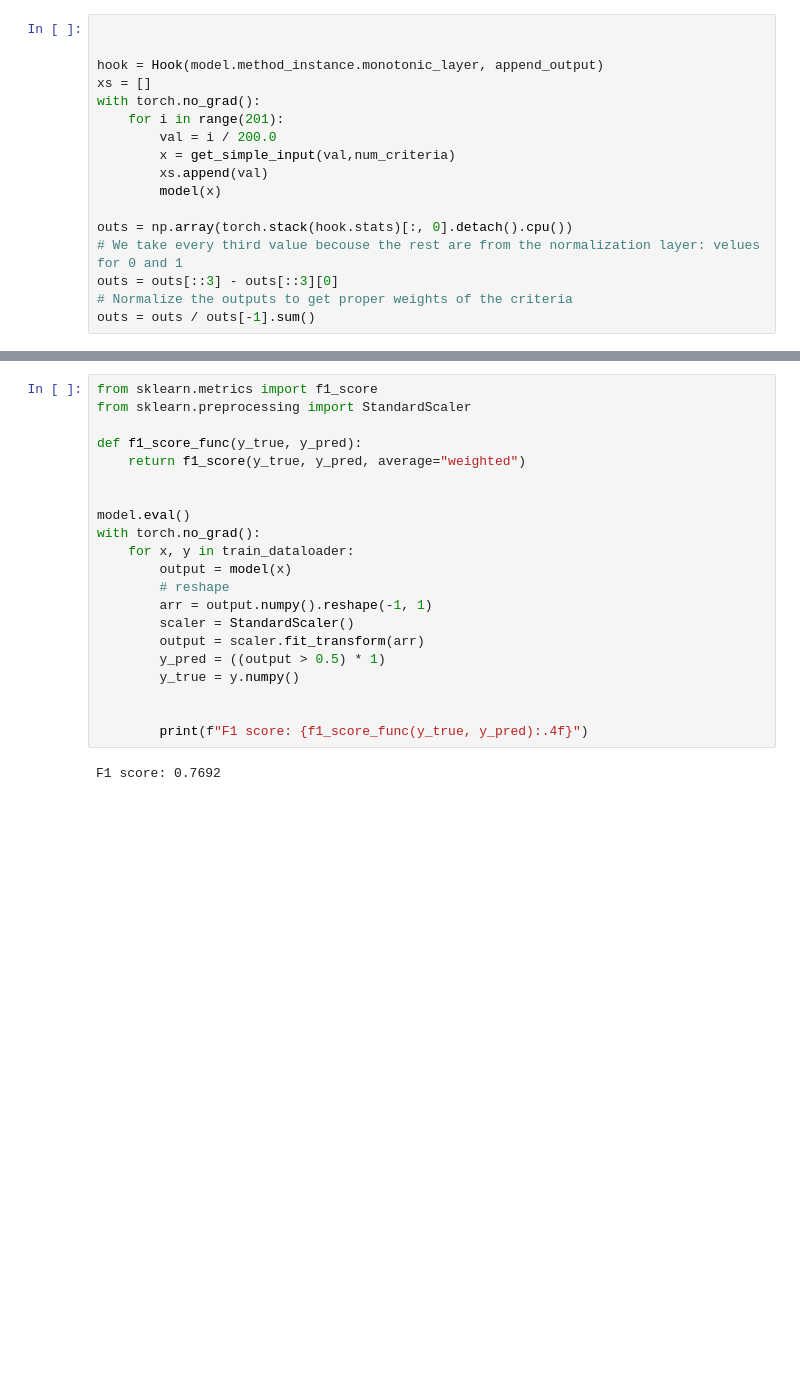
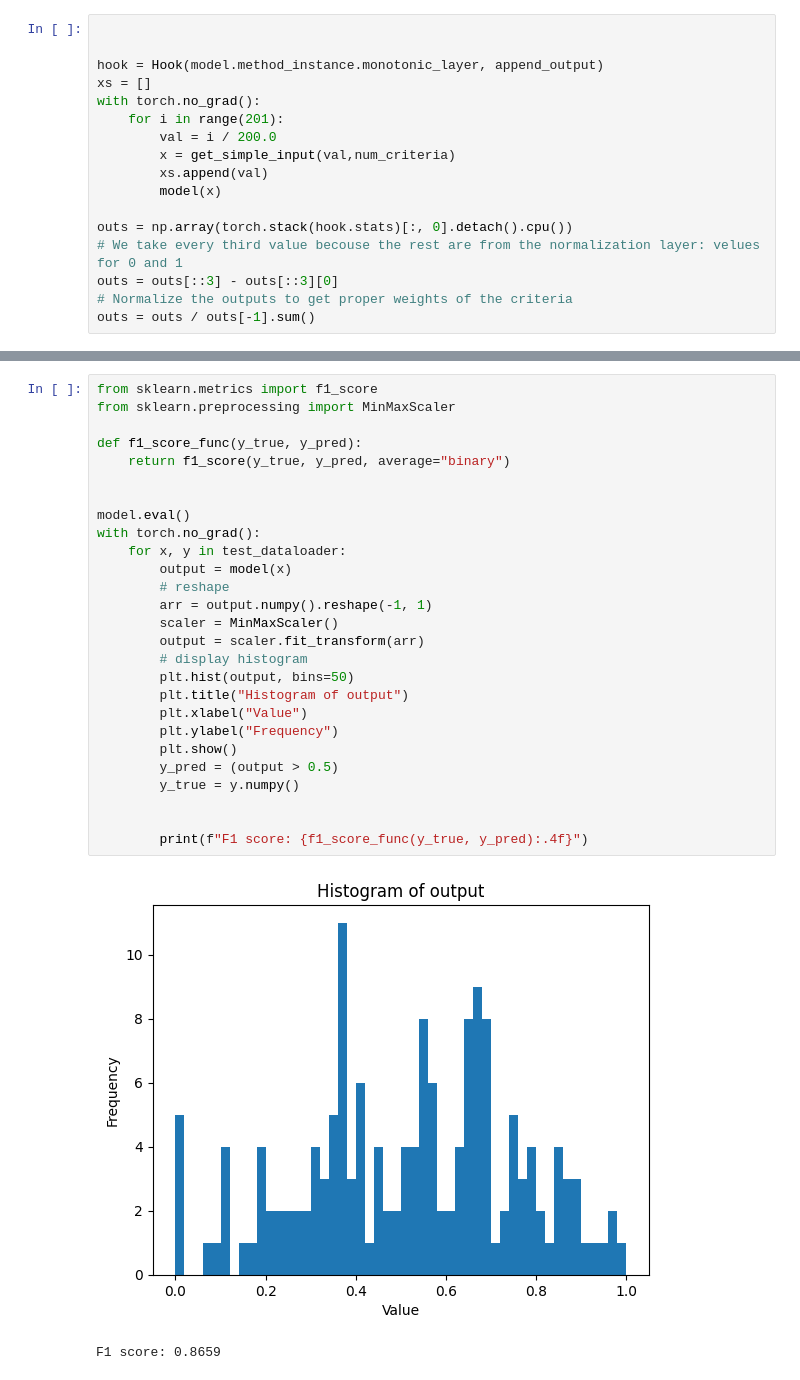
Before and after one commit to wojbog/DA-project_3, a Jupyter notebook: ANN-UTADIS copy.ipynb, the cells around one changed output, grey strips where cells are left out. Cells and saved outputs as stored; diff of their text form; blank space fills up the shorter version.

```diff
--- a/ANN-UTADIS copy.ipynb
+++ b/ANN-UTADIS copy.ipynb
@@ -128,26 +140,33 @@ for i in range(num_criteria):
 # %%
 from sklearn.metrics import f1_score
-from sklearn.preprocessing import StandardScaler
+from sklearn.preprocessing import MinMaxScaler
 
 def f1_score_func(y_true, y_pred):
-    return f1_score(y_true, y_pred, average="weighted")
+    return f1_score(y_true, y_pred, average="binary")
 
 
 model.eval()
 with torch.no_grad():
-    for x, y in train_dataloader:
+    for x, y in test_dataloader:
         output = model(x)
         # reshape
         arr = output.numpy().reshape(-1, 1)
-        scaler = StandardScaler()
+        scaler = MinMaxScaler()
         output = scaler.fit_transform(arr)
-        y_pred = ((output > 0.5) * 1)
+        # display histogram
+        plt.hist(output, bins=50)
+        plt.title("Histogram of output")
+        plt.xlabel("Value")
+        plt.ylabel("Frequency")
+        plt.show()
+        y_pred = (output > 0.5)
         y_true = y.numpy()
 
 
         print(f"F1 score: {f1_score_func(y_true, y_pred):.4f}")
 # %% [output]
+[figure, added]
-F1 score: 0.7692
+F1 score: 0.8659
 # %%
 print(len(y_test))
 # %% [output]
```
Also changed, not shown: parts of 13 cells of this notebook, 2 other files.
